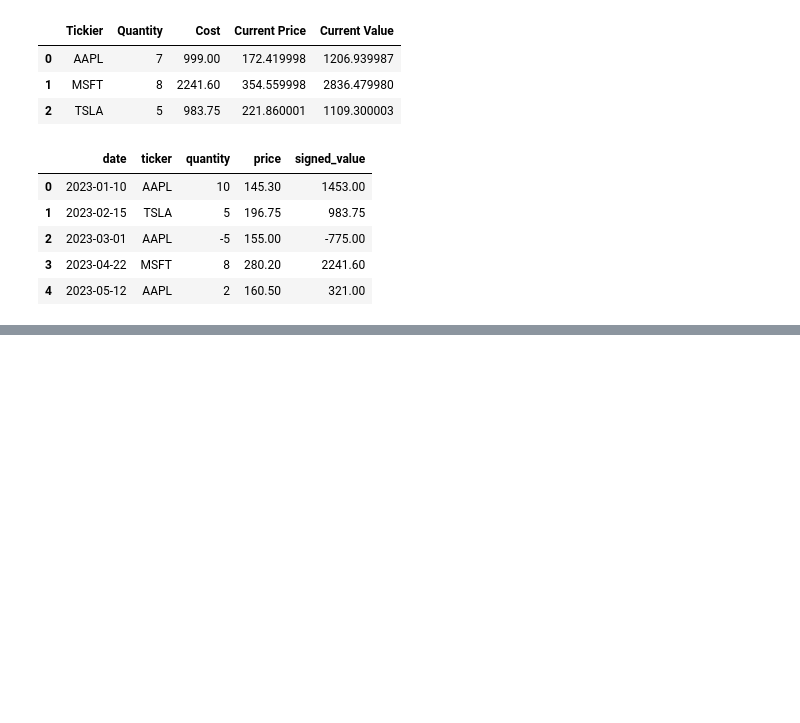
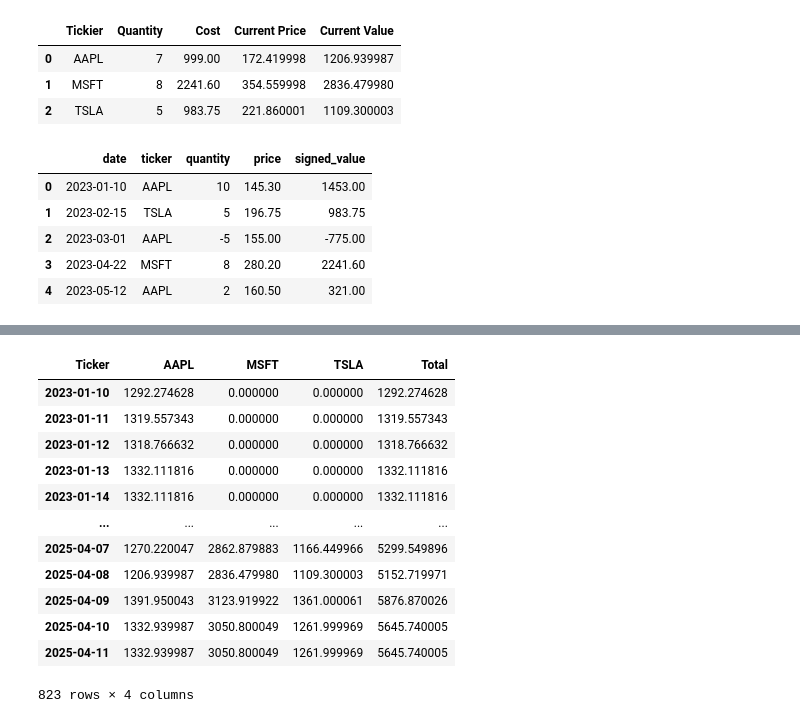
Before and after one commit to aryal1/Personal-Investment-Tracker-and-Analyzer, a Jupyter notebook: tracker.ipynb, the cells around one changed output, grey strips where cells are left out. Cells and saved outputs as stored; diff of their text form; code cells hidden in the pictures; blank space fills up the shorter version.

```diff
--- a/tracker.ipynb
+++ b/tracker.ipynb
@@ -102,0 +130,16 @@ holdings.head()
+# %%
+daily_value
+# %% [output]
+| Ticker | AAPL | MSFT | TSLA | Total |
+| 2023-01-10 | 1292.274628 | 0.000000 | 0.000000 | 1292.274628 |
+| 2023-01-11 | 1319.557343 | 0.000000 | 0.000000 | 1319.557343 |
+| 2023-01-12 | 1318.766632 | 0.000000 | 0.000000 | 1318.766632 |
+| 2023-01-13 | 1332.111816 | 0.000000 | 0.000000 | 1332.111816 |
+| 2023-01-14 | 1332.111816 | 0.000000 | 0.000000 | 1332.111816 |
+| ... | ... | ... | ... | ... |
+| 2025-04-07 | 1270.220047 | 2862.879883 | 1166.449966 | 5299.549896 |
+| 2025-04-08 | 1206.939987 | 2836.479980 | 1109.300003 | 5152.719971 |
+| 2025-04-09 | 1391.950043 | 3123.919922 | 1361.000061 | 5876.870026 |
+| 2025-04-10 | 1332.939987 | 3050.800049 | 1261.999969 | 5645.740005 |
+| 2025-04-11 | 1332.939987 | 3050.800049 | 1261.999969 | 5645.740005 |
+823 rows × 4 columns
```
Also changed, not shown: parts of 14 cells of this notebook.
